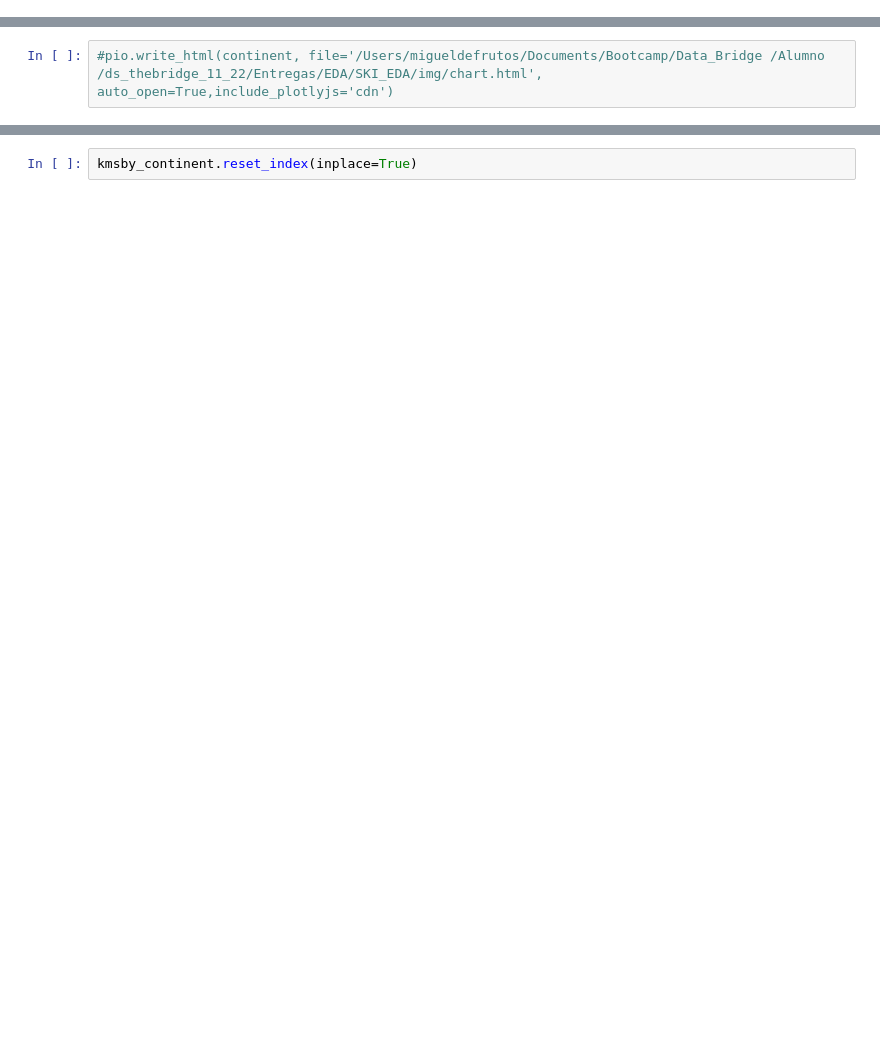
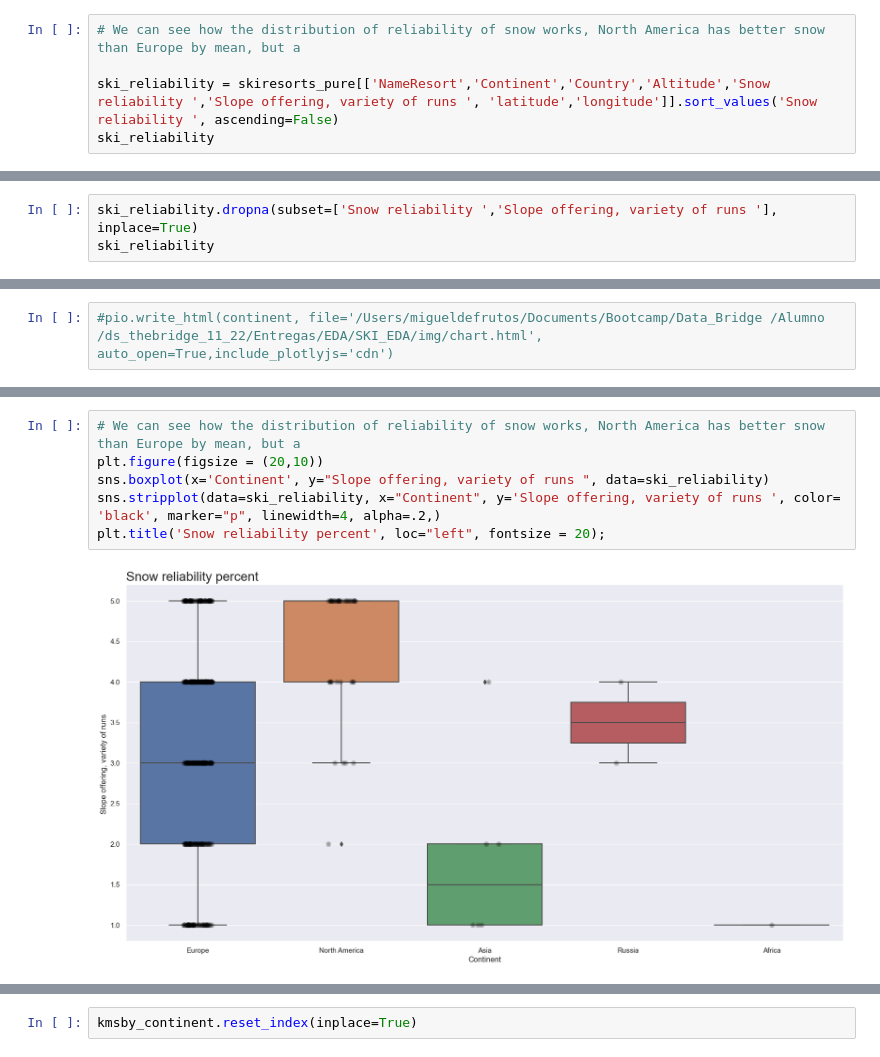
Before and after one commit to Migueldfr/EDA, a Jupyter notebook: src/notebooks/EDA_EU.ipynb, the cells around one changed output, grey strips where cells are left out. Saved outputs shown, nothing was run; the diff lists cells and outputs as text; blank space fills up the shorter version.

```diff
--- a/src/notebooks/EDA_EU.ipynb
+++ b/src/notebooks/EDA_EU.ipynb
@@ -63,0 +206,5 @@ continent.show()
+# %%
+# We can see how the distribution of reliability of snow works, North America has better snow than Europe by mean, but a
+
+ski_reliability = skiresorts_pure[['NameResort','Continent','Country','Altitude','Snow reliability ','Slope offering, variety of runs ', 'latitude','longitude']].sort_values('Snow reliability ', ascending=False)
+ski_reliability
@@ -63,0 +260,3 @@ continent.show()
+# %%
+ski_reliability.dropna(subset=['Snow reliability ','Slope offering, variety of runs '], inplace=True)
+ski_reliability
@@ -86 +301,9 @@ Name: Total Kms, Length: 5490, dtype: float64
+# %%
+# We can see how the distribution of reliability of snow works, North America has better snow than Europe by mean, but a
+plt.figure(figsize = (20,10))
+sns.boxplot(x='Continent', y="Slope offering, variety of runs ", data=ski_reliability)
+sns.stripplot(data=ski_reliability, x="Continent", y='Slope offering, variety of runs ', color= 'black', marker="p", linewidth=4, alpha=.2,)
+plt.title('Snow reliability percent', loc="left", fontsize = 20);
+# %% [output]
+[figure, added]
 # %%
```
Also changed, not shown: parts of 37 cells of this notebook, 6 other files.
